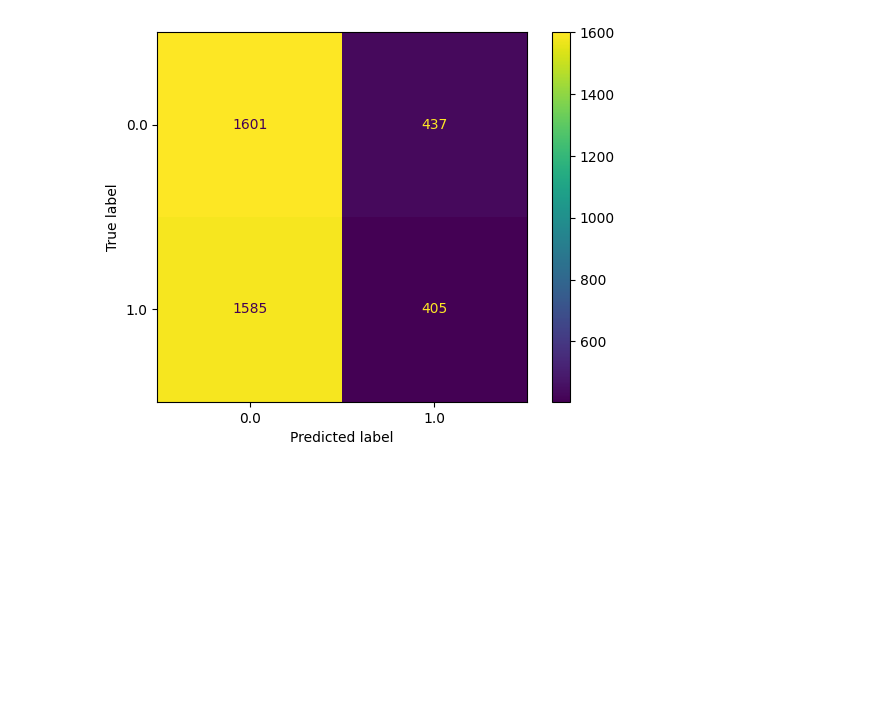
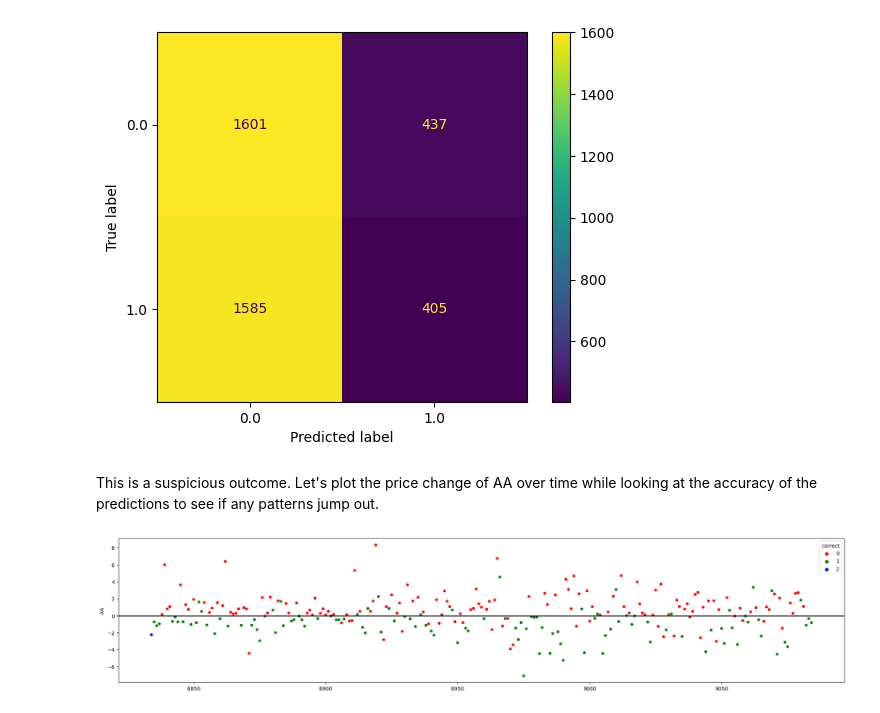
Before and after one commit to zdravoj/stock-bot, a Jupyter notebook: trading_sandbox.ipynb, the cells around one changed output. Cells and saved outputs as stored; diff of their text form; code cells hidden in the pictures; blank space fills up the shorter version.

Commit message:
exploring basic logreg predictions

```diff
--- a/trading_sandbox.ipynb
+++ b/trading_sandbox.ipynb
@@ -705,3 +706,32 @@ ConfusionMatrixDisplay.from_predictions(
 );
 # %% [output]
 [figure]
+# %% [markdown]
+This is a suspicious outcome. Let's plot the price change of AA over time while looking at the accuracy of the predictions to see if any patterns jump out.
+# %%
+# get comparison data
+AA_pred_compare = djia_wpreds[['Date', 'AA']].iloc[split_index:]
+preds = [2] + [1 if pred == true else 0 for (pred, true) in zip(AA_lr_preds, y_test)]
+preds = preds[:-1]
+AA_pred_compare['correct'] = preds
+# %%
+# look at just the first year of predictions
+AA_pred_compare_2007 = AA_pred_compare.loc[AA_pred_compare['Date'] <= '2008-01-01']
+# %%
+# plot
+fig, ax = plt.subplots(figsize= (25, 5))
+sns.scatterplot(
+    ax= ax,
+    data= AA_pred_compare_2007,
+    x= AA_pred_compare_2007.index,
+    y= 'AA',
+    hue= 'correct',
+    palette= {
+        0: 'r',
+        1: 'g',
+        2: 'b'
+    }
+);
+plt.axhline(y=0.0, color= 'black', linestyle= '-');
+# %% [output]
+[figure, added]
```
Also changed, not shown: parts of 4 cells of this notebook.
